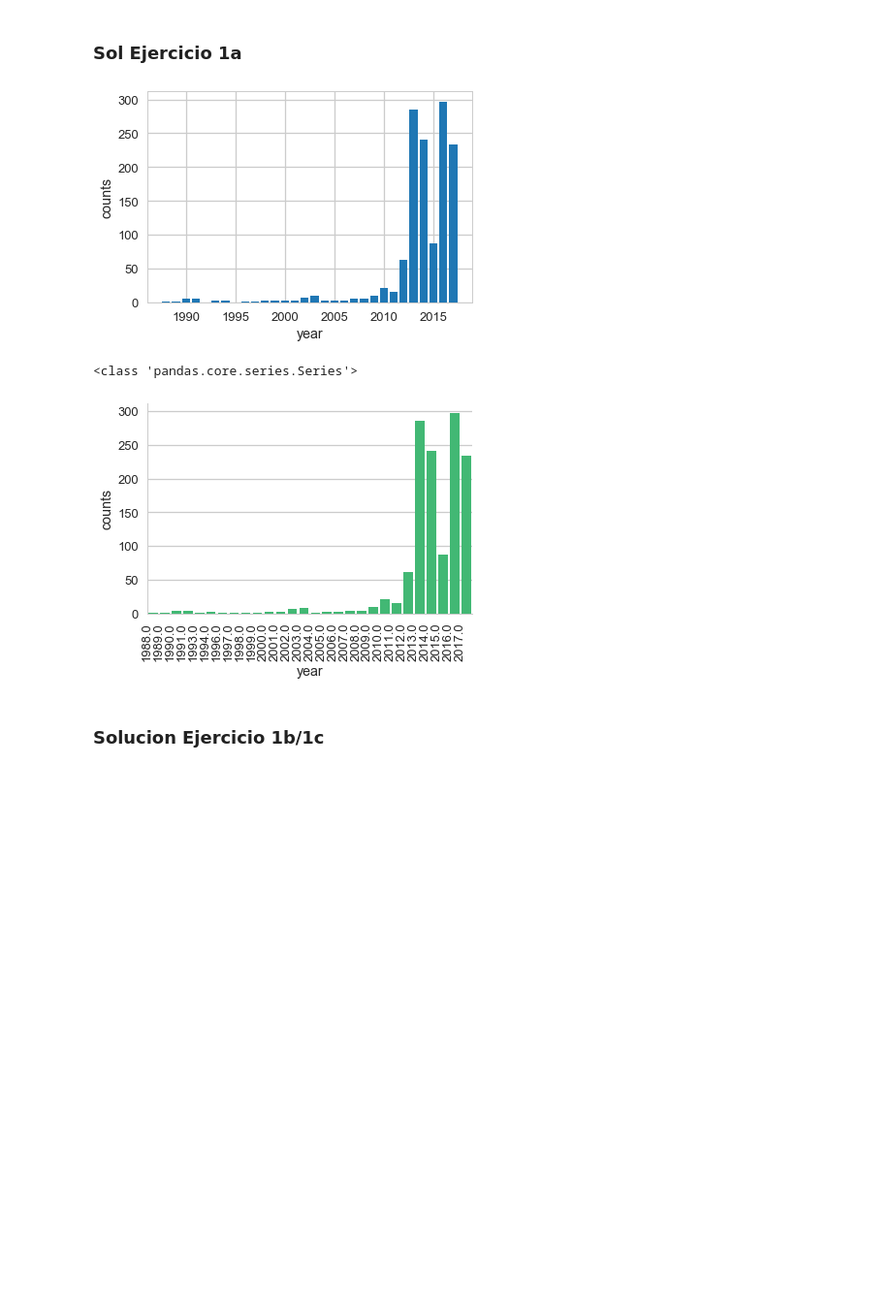
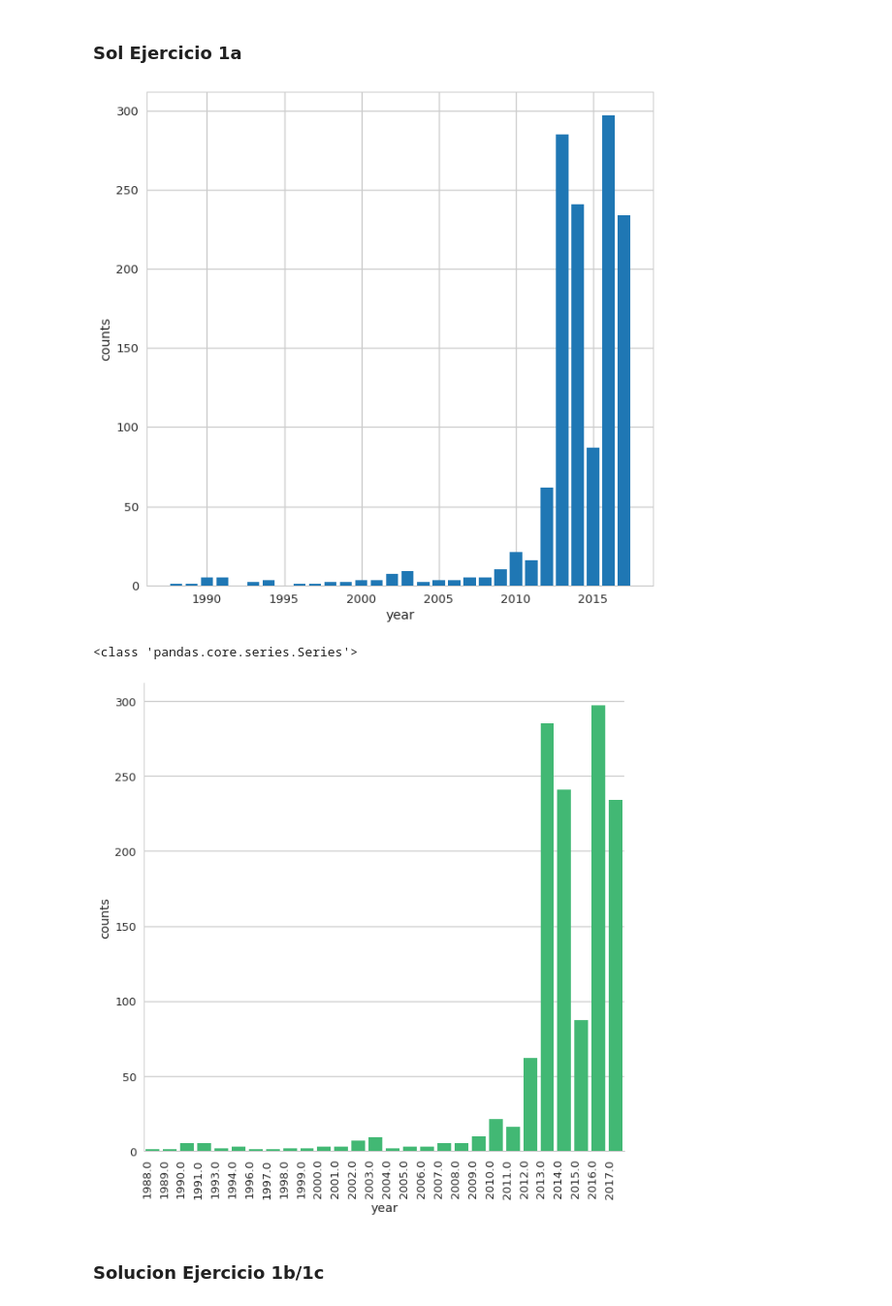
Before and after one commit to felixlapalma/diplodatos-ayv, a Jupyter notebook: ayv_2018/Tarea integradora - parte 1.ipynb, the cells around one changed output. Shown at 97% size. Saved outputs shown, nothing was run; the diff lists cells and outputs as text; code cells hidden in the pictures; blank space fills up the shorter version.

Commit message:
Se actualiza ejercicio 1-falta completar ej3

```diff
--- a/ayv_2018/Tarea integradora - parte 1.ipynb
+++ b/ayv_2018/Tarea integradora - parte 1.ipynb
@@ -76,28 +76,29 @@ IMPORTANTE: ¿Qué hacemos con los datos faltantes?
 # %% [markdown]
 ### Sol Ejercicio 1a
 # %%
-## Sol Ejercicio 1a
 # Tenemos que contar para cada año la cantidad de eventos. Aprovechamos el ejemplo
 yc=dataset.year.value_counts();
 # Probemos un grafico simple usando matplotlib
+plt.figure(figsize=(10,10))
 plt.bar(yc.index,yc.values)
 plt.xlabel('year');plt.ylabel('counts')
 plt.show()
 # Veamos que tipo de dato es yc y lo ploteamos usando seaborn
 print(type(yc))
 # Es un tipo Series de pandas, seaborn entiende dataframes y series pero seguimos el ejemplo.
 ax = seaborn.barplot(data=yc.to_frame().reset_index(),
     x='index', y='year', color='#2ecc71')
 ax.set_xticklabels(ax.get_xticklabels(), rotation=90, ha="right")
 ax.set_xlabel('year');ax.set_ylabel('counts')
+ax.figure.set_size_inches(10,10)
 seaborn.despine()
 # Comentario: el correspondiente a matplotlib, parece mas claro en el sentido que preserva los nan (no los incluye,
 # pero deja el espacio correspondiente en el grafico, mientras que el correspondiente a seaborn, con la configuracion
 # default, parece quitarlos...)
 # %% [output]
-[figure, old version]
+[figure, new version]
 <class 'pandas.core.series.Series'>
-[figure, old version]
+[figure, new version]
 # %% [markdown]
 ### Solucion Ejercicio 1b/1c
 # %%
```
Also changed, not shown: parts of 35 cells of this notebook.
